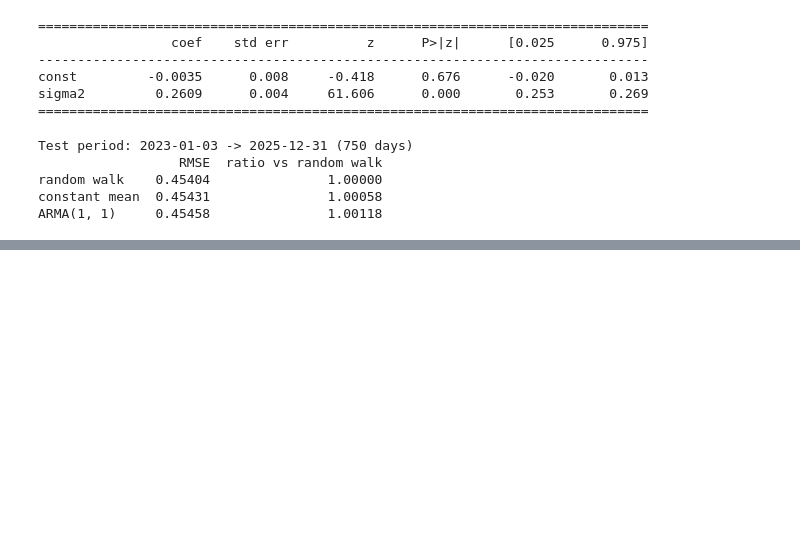
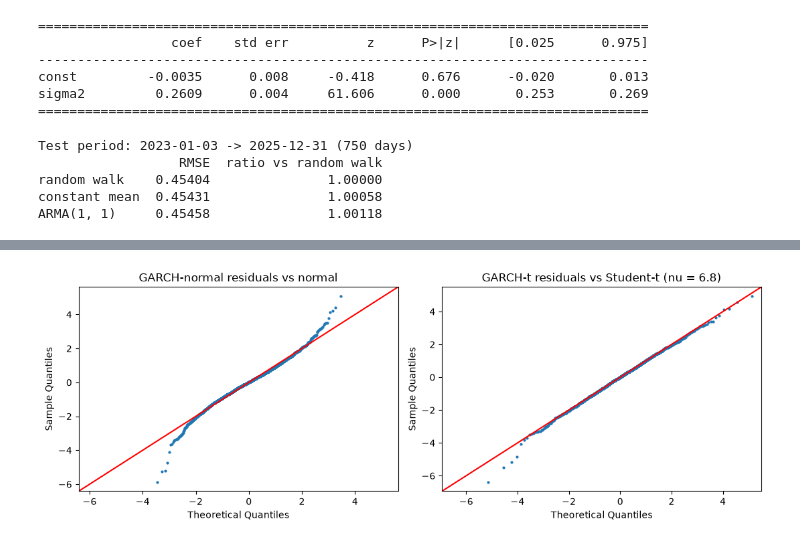
Before and after one commit to elhassanabounnaim-commits/eurusd-volatility-garch, a Jupyter notebook: main.ipynb, the cells around one changed output, grey strips where cells are left out. Drawn from its saved outputs; the diff is of its cells as text; code cells hidden in the pictures; blank space fills up the shorter version.

Commit message:
Add GARCH-family models with normal and Student-t innovations, and residual diagnostics

```diff
--- a/main.ipynb
+++ b/main.ipynb
@@ -205,0 +208,21 @@ ARMA(1, 1)     0.45458               1.00118
+# %%
+from src.models import GARCH_SPECS, fit_garch, persistence, half_life
+from src.evaluation import residual_diagnostics
+
+results, rows = {}, []
+for model in GARCH_SPECS:
+    for dist in ["normal", "t"]:
+        res = fit_garch(returns, model, dist)
+        results[(model, dist)] = res
+        pers = persistence(res, model)
+        rows.append({
+            "model": model, "dist": dist,
+            "loglik": res.loglikelihood, "aic": res.aic, "bic": res.bic,
+            "persistence": pers, "half_life_days": half_life(pers),
+            "gamma": res.params.get("gamma[1]", np.nan),
+            "gamma_pvalue": res.pvalues.get("gamma[1]", np.nan),
+            "nu": res.params.get("nu", np.nan),
+        })
+
+garch_table = pd.DataFrame(rows).set_index(["model", "dist"])
+print(garch_table.round(4))
@@ -205,0 +288,16 @@ ARMA(1, 1)     0.45458               1.00118
+# %%
+z_n = results[("GARCH", "normal")].std_resid
+z_t = results[("GARCH", "t")].std_resid
+nu = results[("GARCH", "t")].params["nu"]
+
+fig, axes = plt.subplots(1, 2, figsize=(11, 4))
+sm.qqplot(z_n, line="45", ax=axes[0], markersize=2)
+axes[0].set_title("GARCH-normal residuals vs normal")
+sm.qqplot(z_t, dist=stats.t, distargs=(nu,), scale=np.sqrt((nu - 2) / nu),
+          line="45", ax=axes[1], markersize=2)
+axes[1].set_title(f"GARCH-t residuals vs Student-t (nu = {nu:.1f})")
+plt.tight_layout()
+fig.savefig("figures/04_qq_residuals.png", dpi=150)
+plt.show()
+# %% [output]
+[figure, added]
```
Also changed, not shown: parts of 5 cells of this notebook, 5 other files.
